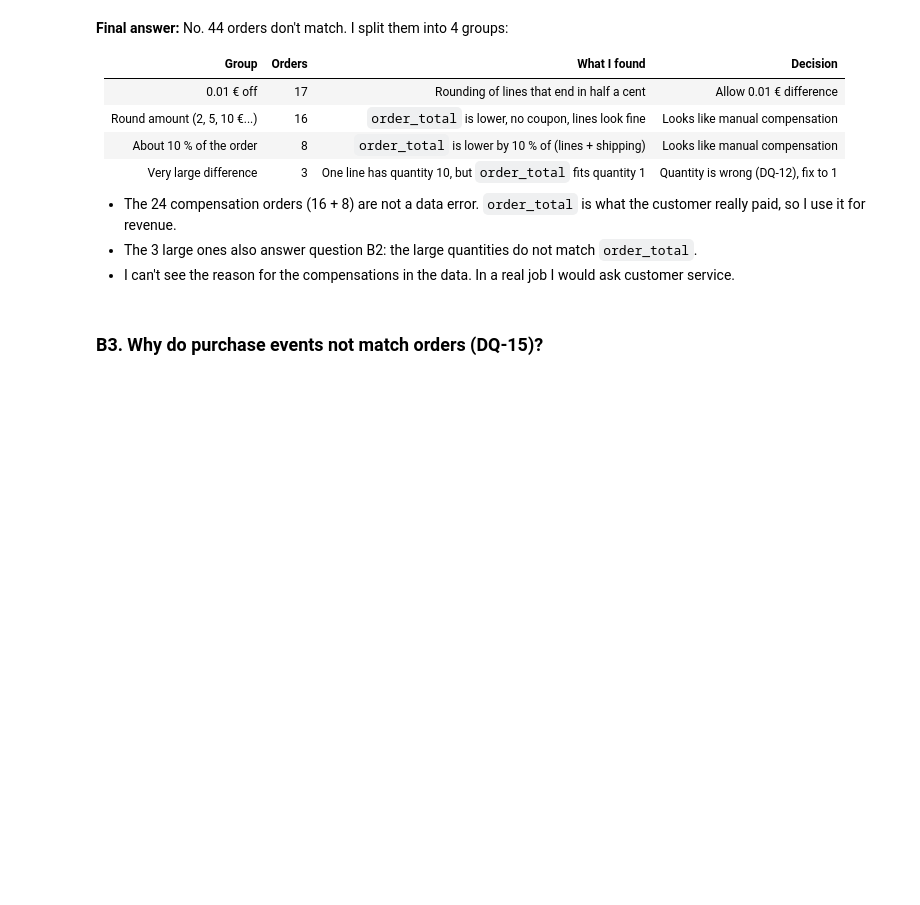
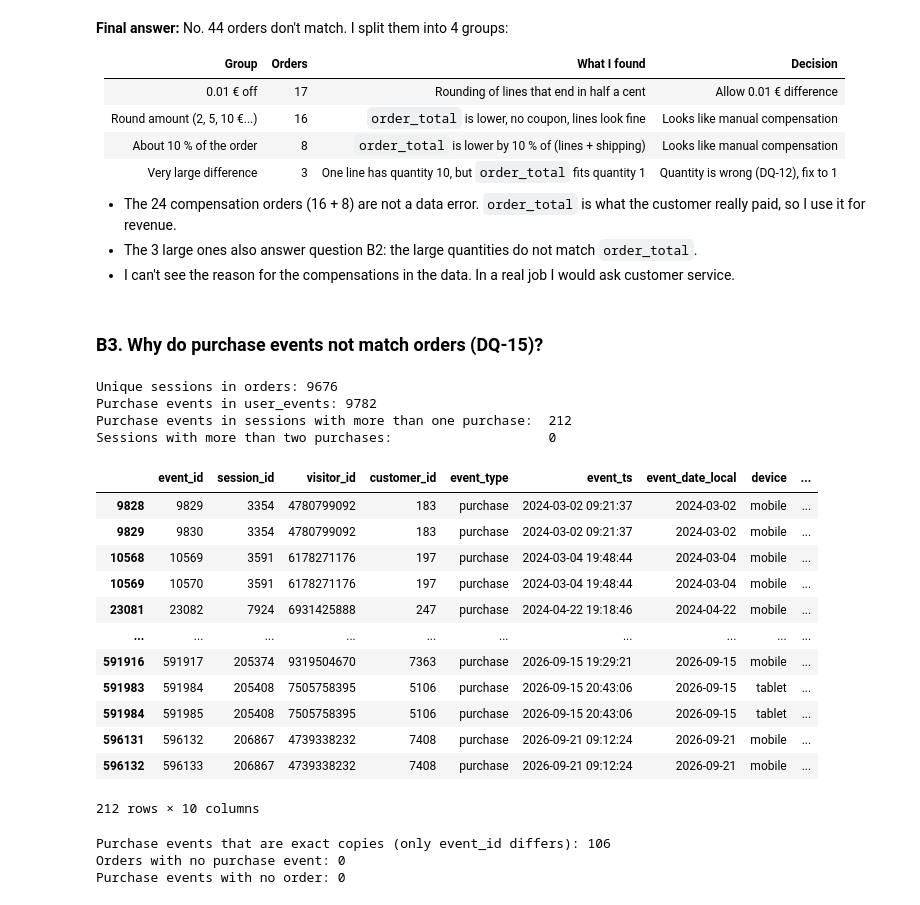
Before and after one commit to egidijus-zilis/ecommerce-analysis, a Jupyter notebook: notebooks/02_cross_table_checks.ipynb, the cells around one changed output. Cells and saved outputs as stored; diff of their text form; code cells hidden in the pictures; blank space fills up the shorter version.

Commit message:
Add B3 purchase events check, update DQ-15 (fix count 9675 -> 9676)

```diff
--- a/notebooks/02_cross_table_checks.ipynb
+++ b/notebooks/02_cross_table_checks.ipynb
@@ -284,3 +301,44 @@ Other differences: 11
 - I can't see the reason for the compensations in the data. In a real job I would ask customer service.
 # %% [markdown]
 ### B3. Why do purchase events not match orders (DQ-15)?
+# %%
+user_events_purchase = user_events[user_events["event_type"] == "purchase"]
+
+print(f"Unique sessions in orders: {orders.dropna(subset = 'session_id')['session_id'].nunique()}")
+print(f"Purchase events in user_events: {len(user_events_purchase)}")
+
+duplicated_user_events = user_events_purchase[user_events_purchase["session_id"].duplicated(keep = False)] # Check if any session has more than 2 purchase events
+print(f"Purchase events in sessions with more than one purchase:  {len(duplicated_user_events)}")
+print(f"Sessions with more than two purchases:                    {(duplicated_user_events['session_id'].value_counts() > 2).sum()}")
+
+display(duplicated_user_events)
+
+dup_purchases_no_event_id = duplicated_user_events.drop("event_id", axis = 1)
+print(f"Purchase events that are exact copies (only event_id differs): {dup_purchases_no_event_id.duplicated().sum()}")
+
+double_check_orders_user_events = pd.merge(orders.dropna(subset = "session_id"), user_events_purchase, how = "left_anti", on = "session_id")
+double_check_user_events_orders = pd.merge(user_events_purchase, orders, how = "left_anti", on = "session_id")
+
+print(f"Orders with no purchase event: {len(double_check_orders_user_events)}")
+print(f"Purchase events with no order: {len(double_check_user_events_orders)}")
+# %% [output]
+Unique sessions in orders: 9676
+Purchase events in user_events: 9782
+Purchase events in sessions with more than one purchase:  212
+Sessions with more than two purchases:                    0
+|  | event_id | session_id | visitor_id | customer_id | event_type | event_ts | event_date_local | device | ... |
+| 9828 | 9829 | 3354 | 4780799092 | 183 | purchase | 2024-03-02 09:21:37 | 2024-03-02 | mobile | ... |
+| 9829 | 9830 | 3354 | 4780799092 | 183 | purchase | 2024-03-02 09:21:37 | 2024-03-02 | mobile | ... |
+| 10568 | 10569 | 3591 | 6178271176 | 197 | purchase | 2024-03-04 19:48:44 | 2024-03-04 | mobile | ... |
+| 10569 | 10570 | 3591 | 6178271176 | 197 | purchase | 2024-03-04 19:48:44 | 2024-03-04 | mobile | ... |
+| 23081 | 23082 | 7924 | 6931425888 | 247 | purchase | 2024-04-22 19:18:46 | 2024-04-22 | mobile | ... |
+| ... | ... | ... | ... | ... | ... | ... | ... | ... | ... |
+| 591916 | 591917 | 205374 | 9319504670 | 7363 | purchase | 2026-09-15 19:29:21 | 2026-09-15 | mobile | ... |
+| 591983 | 591984 | 205408 | 7505758395 | 5106 | purchase | 2026-09-15 20:43:06 | 2026-09-15 | tablet | ... |
+| 591984 | 591985 | 205408 | 7505758395 | 5106 | purchase | 2026-09-15 20:43:06 | 2026-09-15 | tablet | ... |
+| 596131 | 596132 | 206867 | 4739338232 | 7408 | purchase | 2026-09-21 09:12:24 | 2026-09-21 | mobile | ... |
+| 596132 | 596133 | 206867 | 4739338232 | 7408 | purchase | 2026-09-21 09:12:24 | 2026-09-21 | mobile | ... |
+212 rows × 10 columns
+Purchase events that are exact copies (only event_id differs): 106
+Orders with no purchase event: 0
+Purchase events with no order: 0
```
Also changed, not shown: parts of 2 cells of this notebook, 1 other file.
